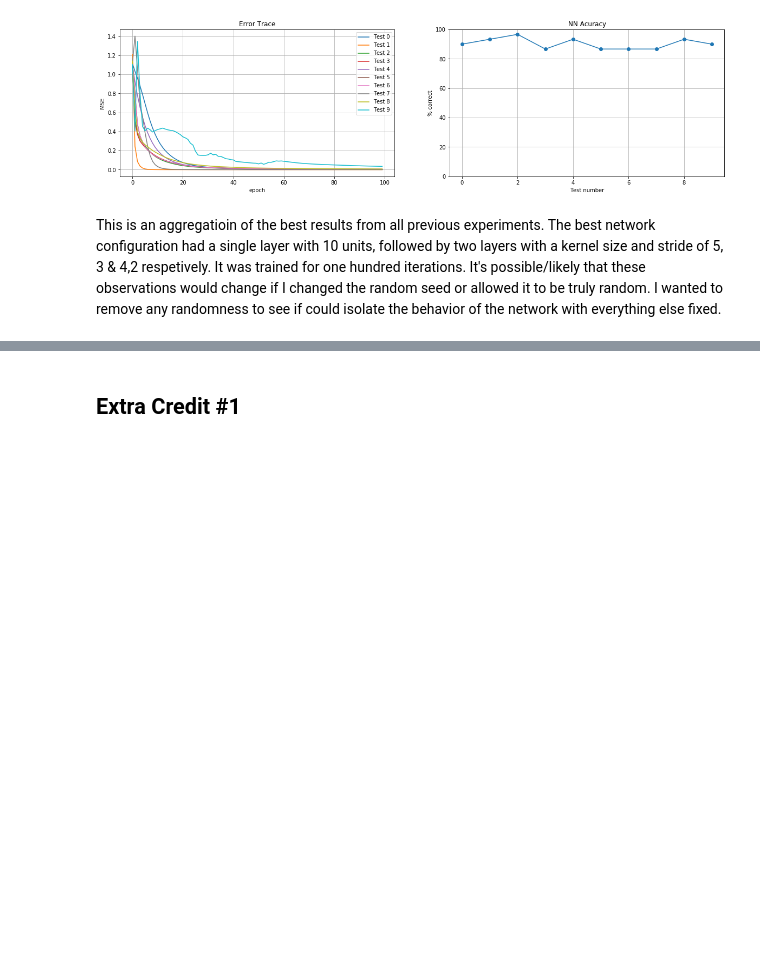
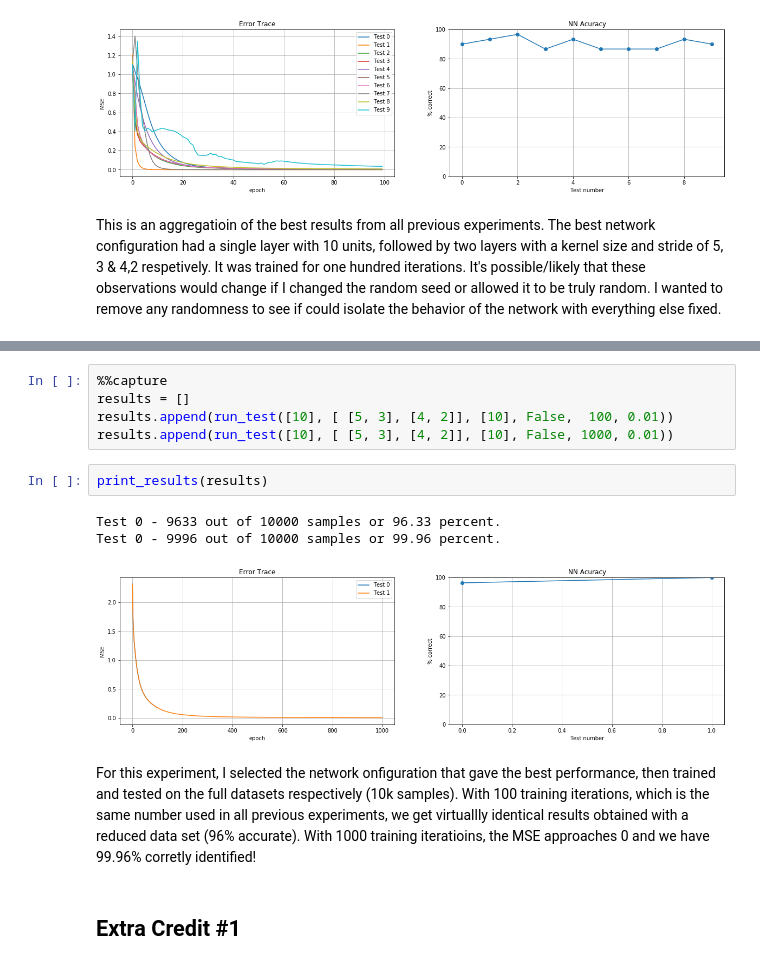
Before and after one commit to bstaab/CS545_MachineLearning, a Jupyter notebook: assignments/A4/Staab-A4.ipynb, the cells around one changed output, grey strips where cells are left out. Cells and saved outputs as stored; diff of their text form; blank space fills up the shorter version.

```diff
--- a/assignments/A4/Staab-A4.ipynb
+++ b/assignments/A4/Staab-A4.ipynb
@@ -772,3 +786,16 @@ This is an aggregatioin of the best results from all previous experiments. The b
+# %%
+%%capture
+results = []
+results.append(run_test([10], [ [5, 3], [4, 2]], [10], False,  100, 0.01))
+results.append(run_test([10], [ [5, 3], [4, 2]], [10], False, 1000, 0.01))
+# %%
+print_results(results)
+# %% [output]
+Test 0 - 9633 out of 10000 samples or 96.33 percent.
+Test 0 - 9996 out of 10000 samples or 99.96 percent.
+[figure, added]
+# %% [markdown]
+For this experiment, I selected the network onfiguration that gave the best performance, then trained and tested on the full datasets respectively (10k samples). With 100 training iterations, which is the same number used in all previous experiments, we get virtuallly identical results obtained with a reduced data set (96% accurate).  With 1000 training iteratioins, the MSE approaches 0 and we have 99.96% corretly identified!
 # %% [markdown]
 ## Extra Credit #1
 # %% [markdown]
```
Also changed, not shown: parts of 38 cells of this notebook.
